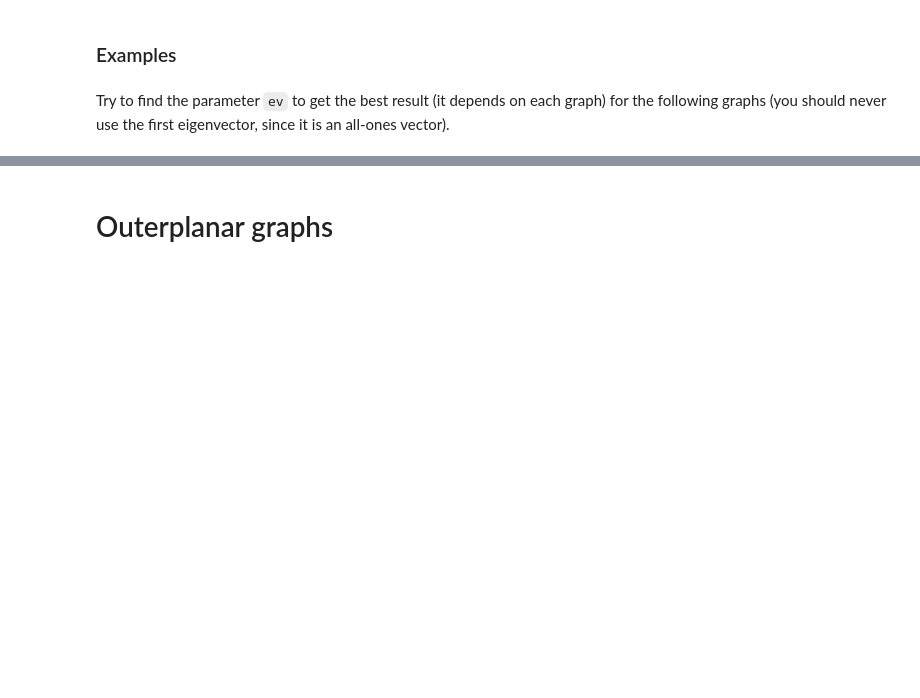
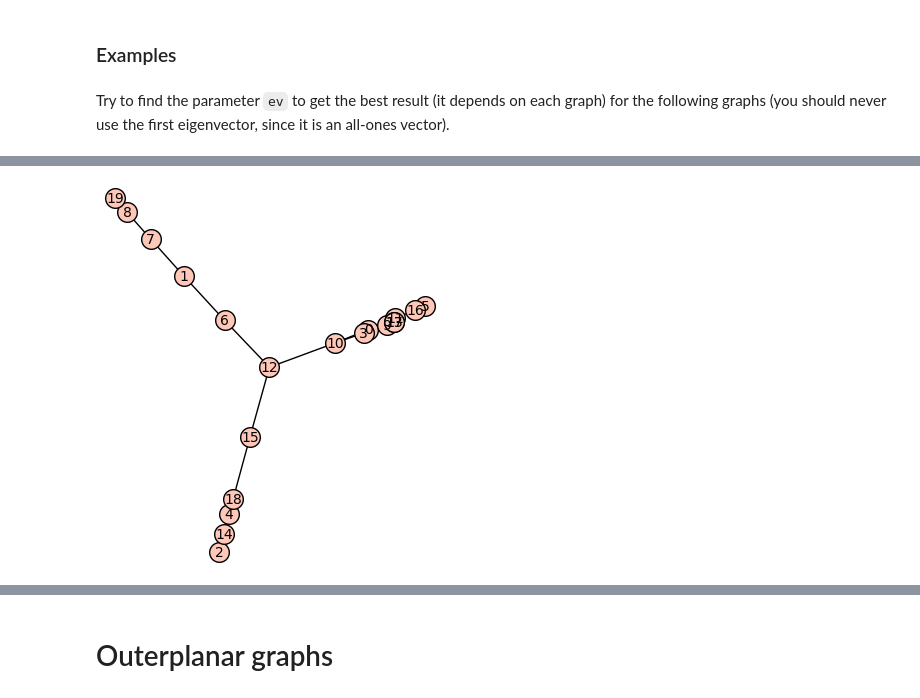
Before and after one commit to RootRooster/discrete-math-labs, a Jupyter notebook: pubilc/Lab_07_2025.ipynb, the cells around one changed output, grey strips where cells are left out. Cells and saved outputs as stored; diff of their text form; code cells hidden in the pictures; blank space fills up the shorter version.

```diff
--- a/pubilc/Lab_07_2025.ipynb
+++ b/pubilc/Lab_07_2025.ipynb
@@ -42,4 +61,7 @@ G3 = Graph('ShCHGD@?K?_@?@?C_GGG@??cG?G?GK_?C')
 # %%
 G4 = graphs.RandomTree(20)
+draw_graph_ev(G4, ev=[1,2])
+# %% [output]
+[figure, added]
 # %%
 G5 = Graph('WdSG@CPAGG_@?_?O_CG?`?AC?CG?A??@C??P??AG??A???D')
```
Also changed, not shown: parts of 8 cells of this notebook, 3 other files.
